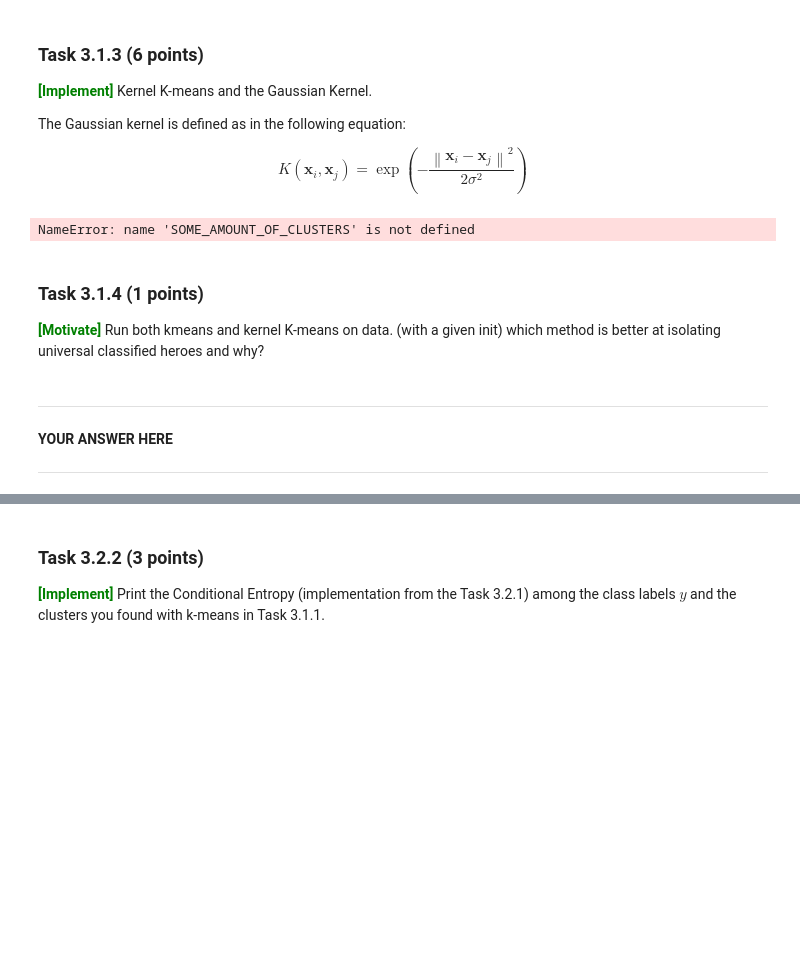
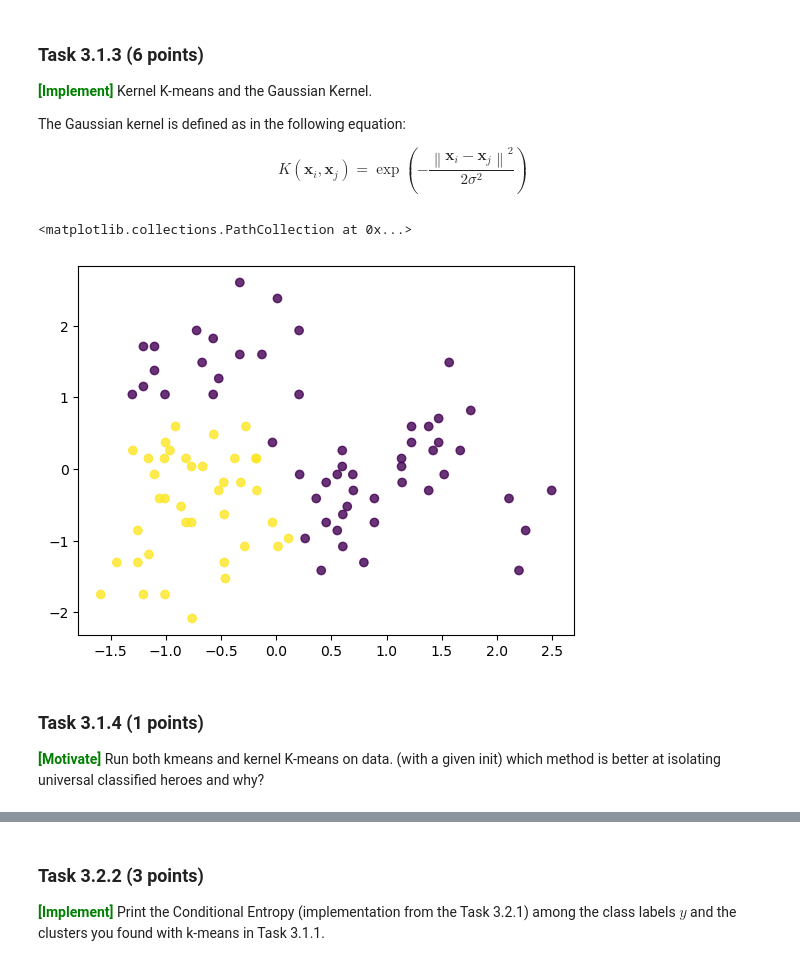
Before and after one commit to SofieHvid/dm2024-exercises-main, a Jupyter notebook: handins/handin1.ipynb, the cells around one changed output, grey strips where cells are left out. Drawn from its saved outputs; the diff is of its cells as text; code cells hidden in the pictures; blank space fills up the shorter version.

```diff
--- a/handins/handin1.ipynb
+++ b/handins/handin1.ipynb
@@ -994,37 +993,59 @@ K\left(\mathbf{x}_{i}, \mathbf{x}_{j}\right)=\exp \left(-\frac{\left\|\mathbf{x}
 # %%
 toy = df[df['A'].isin(['Strength', 'Intelligence', 'Universal'])]
 first = "STR30"
 second = "T+"
 init=[[-1,-1],[1,2]]
 
 X = toy[[first, second]].to_numpy()
 
 # Data normalization
 X_norm = (X - X.min(0)) / X.ptp(0)
 
 def gaussian_kernel(x, y, sigma=0.2):
-    k = 0
-    ### YOUR CODE HERE
-
-
-    ### YOUR CODE HERE
+    k = np.exp(-np.linalg.norm(x - y) ** 2 / (2 * (sigma ** 2)))
     return k
 
 
+
 def kernel_kmeans(X, n_clusters, kernel=gaussian_kernel, init=[[-1,-1],[1,2]], iters=100, error=0):
-    ### YOUR CODE HERE
+
+    n, d = X.shape
+    distances = np.zeros((n, n_clusters))
+
+    if init is None:
+        clusters = np.random.randint(n_clusters, size=(n))
+    else:
+        # Compute inital assignments
+        for i in range(n_clusters):
+            distances[:, i] = np.apply_along_axis(kernel, 1, X_norm, init[i])
+        clusters = np.argmin(distances, axis=1)
 
 
-    ### YOUR CODE HERE
+    sqnorm = np.zeros(n_clusters)
+    avg = np.zeros((n, n_clusters))
+
+    for _ in range(iters):
+
+        for i in range(n_clusters):
+            cluster = X_norm[clusters == i]
+            sqnorm[i] = np.mean([np.mean([kernel(a, b) for a in cluster]) for b in cluster])
+
+            for j in range(n):
+                avg[j, i] = np.mean([kernel(a, X_norm[j]) for a in cluster])
+                distances[j, i] = sqnorm[i] - 2*avg[j, i]
+
+        clusters = np.argmin(distances, axis=1)
+
     return clusters
 
 scaler = StandardScaler().fit(X_norm)
 X_scaled = scaler.transform(X_norm)
-clusters = kernel_kmeans(X_scaled, SOME_AMOUNT_OF_CLUSTERS)
+clusters = kernel_kmeans(X_scaled, 2)
 
 plt.scatter(X_scaled[:, 0], X_scaled[:, 1], alpha=0.8, c=clusters)
 # %% [output]
-NameError: name 'SOME_AMOUNT_OF_CLUSTERS' is not defined
+<matplotlib.collections.PathCollection at 0x...>
+[figure, added]
 # %% [markdown]
 ### Task 3.1.4 (1 points)
 <span style='color: green'>**\[Motivate\]**</span> Run both kmeans and kernel K-means on data. (with a given init)
@@ -1039,4 +1056,0 @@ plt.scatter(X_norm[:, 0], X_norm[:, 1], alpha=0.8, c=clusters)
-# %% [markdown]
-*******************
-**YOUR ANSWER HERE**
-******************
```
Also changed, not shown: parts of 16 cells of this notebook.
